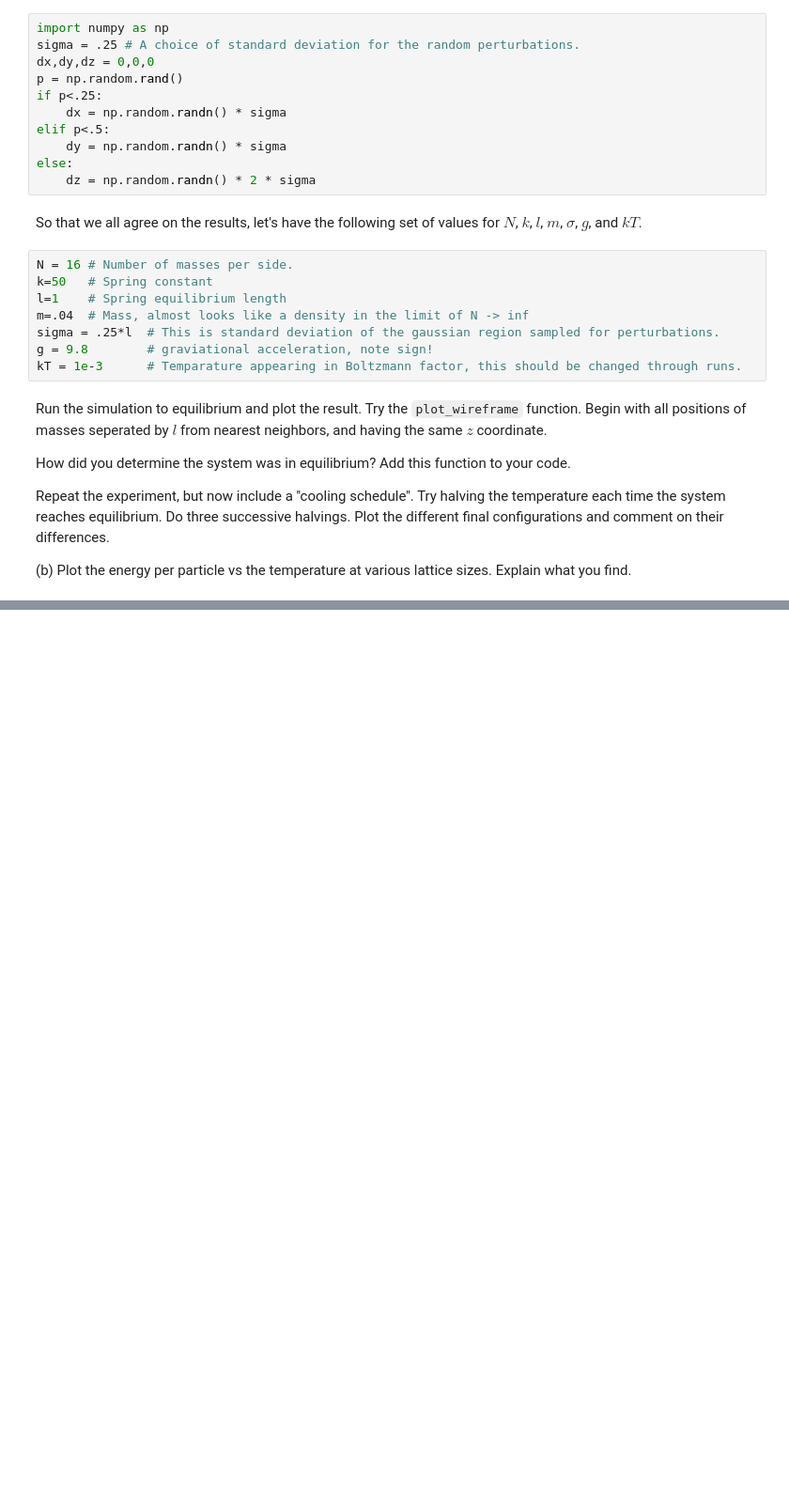
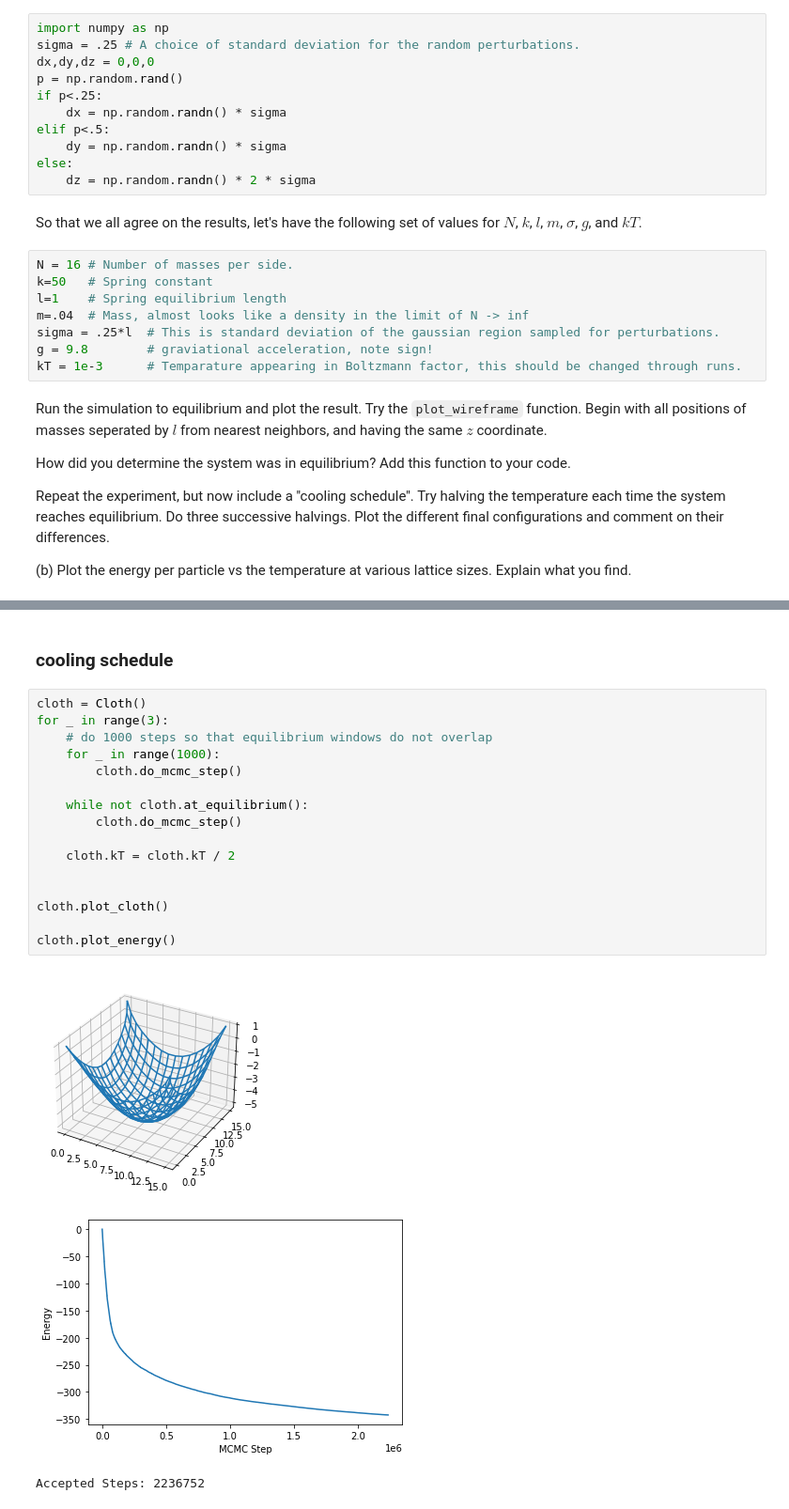
Before and after one commit to DaithiMartin/Simulation_Modeling_CSCI-577, a Jupyter notebook: Week_5_Annealing/Falling Tablecloth.ipynb, the cells around one changed output, grey strips where cells are left out. Shown: that part at 94% size. Drawn from its saved outputs; the diff is of its cells as text; blank space fills up the shorter version.

```diff
--- a/Week_5_Annealing/Falling Tablecloth.ipynb
+++ b/Week_5_Annealing/Falling Tablecloth.ipynb
@@ -73,0 +312,22 @@ class Cloth():
+# %% [markdown]
+### cooling schedule
+# %%
+cloth = Cloth()
+for _ in range(3):
+    # do 1000 steps so that equilibrium windows do not overlap
+    for _ in range(1000):
+        cloth.do_mcmc_step()
+
+    while not cloth.at_equilibrium():
+        cloth.do_mcmc_step()
+
+    cloth.kT = cloth.kT / 2
+
+
+cloth.plot_cloth()
+
+cloth.plot_energy()
+# %% [output]
+[figure, added]
+[figure, added]
+Accepted Steps: 2236752
```
Also changed, not shown: parts of 11 cells of this notebook.
